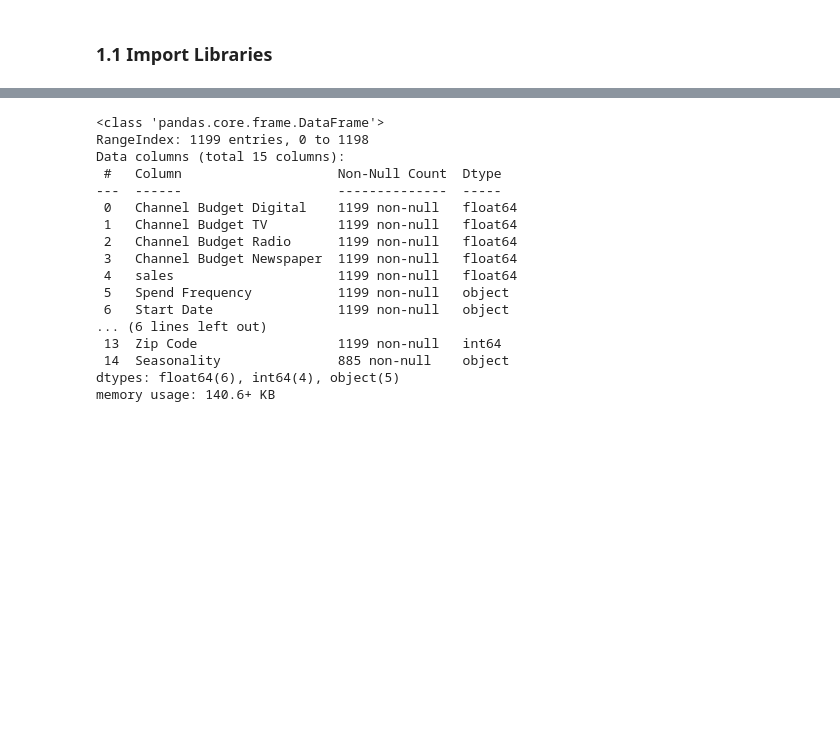
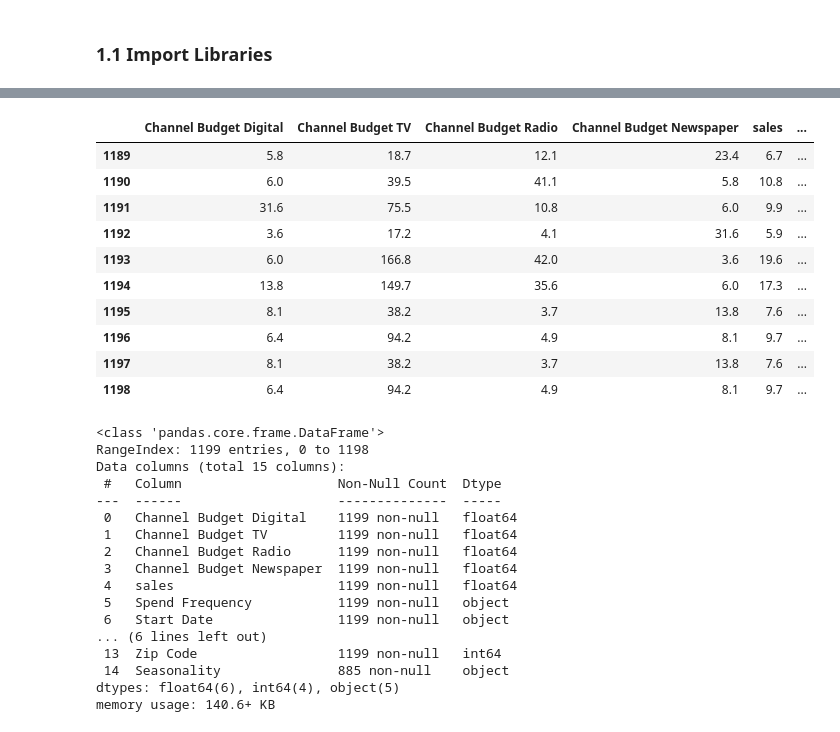
Before and after one commit to LinkedInLearning/deep-learning-and-generative-ai-with-python-data-preprocessing-and-analytics-3896069, a Jupyter notebook: 07_03_end.ipynb, the cells around one changed output, grey strips where cells are left out. Drawn from its saved outputs; the diff is of its cells as text; code cells hidden in the pictures; blank space fills up the shorter version.

```diff
--- a/07_03_end.ipynb
+++ b/07_03_end.ipynb
@@ -55,3 +60,17 @@ marketing_df.head()
+# %%
+marketing_df.tail(10)
+# %% [output]
+|  | Channel Budget Digital | Channel Budget TV | Channel Budget Radio | Channel Budget Newspaper | sales | ... |
+| 1189 | 5.8 | 18.7 | 12.1 | 23.4 | 6.7 | ... |
+| 1190 | 6.0 | 39.5 | 41.1 | 5.8 | 10.8 | ... |
+| 1191 | 31.6 | 75.5 | 10.8 | 6.0 | 9.9 | ... |
+| 1192 | 3.6 | 17.2 | 4.1 | 31.6 | 5.9 | ... |
+| 1193 | 6.0 | 166.8 | 42.0 | 3.6 | 19.6 | ... |
+| 1194 | 13.8 | 149.7 | 35.6 | 6.0 | 17.3 | ... |
+| 1195 | 8.1 | 38.2 | 3.7 | 13.8 | 7.6 | ... |
+| 1196 | 6.4 | 94.2 | 4.9 | 8.1 | 9.7 | ... |
+| 1197 | 8.1 | 38.2 | 3.7 | 13.8 | 7.6 | ... |
+| 1198 | 6.4 | 94.2 | 4.9 | 8.1 | 9.7 | ... |
 # %%
 marketing_df.info()
 # %% [output]
```
Also changed, not shown: parts of 11 cells of this notebook.
